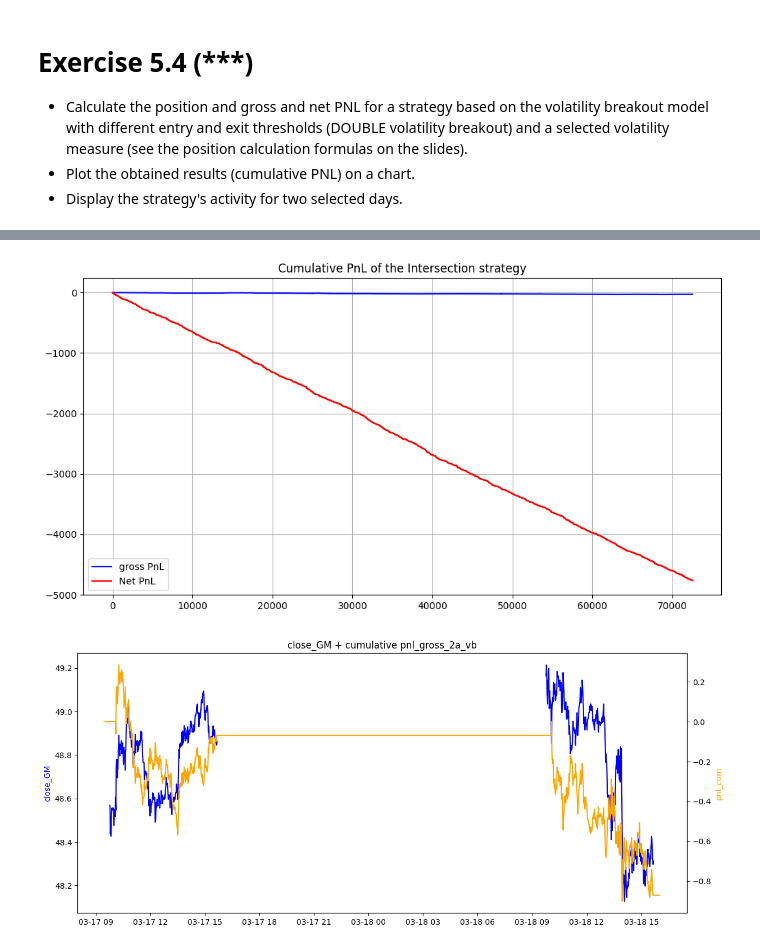
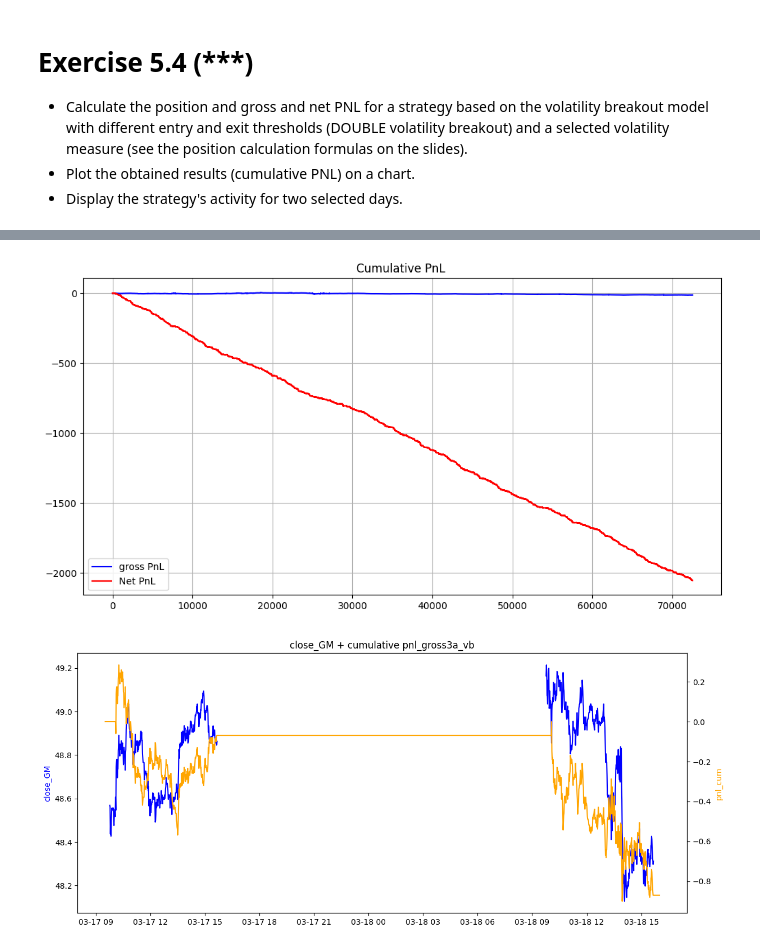
Before and after one commit to Shahahaha11/HFT-WNE, a Jupyter notebook: 05/HFD_05.ipynb, the cells around one changed output, grey strips where cells are left out. Cells and saved outputs as stored; diff of their text form; code cells hidden in the pictures.

```diff
--- a/05/HFD_05.ipynb
+++ b/05/HFD_05.ipynb
@@ -446,7 +506,8 @@ pos_flat = np.zeros(len(dataUSA_GM_GE))
 pos_flat[(dataUSA_GM_GE.index.time >= pd.to_datetime('15:41').time())] = 1
 pos_flat[(dataUSA_GM_GE.index.time <= pd.to_datetime('09:31').time())] = 1
 
-dataUSA_GM_GE['position_2a_vb'] = positionVB(
+# Defining strategy 3a based on volatility bands . Momentum based
+dataUSA_GM_GE['position3a_vb'] = positionVB(
     signal = dataUSA_GM_GE['close_GM'],  # AAPL price is the signal
     lower = dataUSA_GM_GE['close_GM_SMA20'] - dataUSA_GM_GE['vol_mad10'] * 3,  # lower threshold
     upper = dataUSA_GM_GE['close_GM_SMA20'] + dataUSA_GM_GE['vol_mad10'] * 3,  # upper threshold
@@ -455,17 +516,17 @@ dataUSA_GM_GE['position_2a_vb'] = positionVB(
 )
 
 
-# SET LOWER AND UPPER BOUNDS FORT COLUMNS
+# SET LOWER AND UPPER BOUNDS FOR COLUMNS
 dataUSA_GM_GE['close_GM_VB_lower'] = (dataUSA_GM_GE['close_GM_SMA20'] - dataUSA_GM_GE['vol_mad10'] * 3)
+dataUSA_GM_GE['close_GM_VB_upper'] = (dataUSA_GM_GE['close_GM_SMA20'] + dataUSA_GM_GE['vol_mad10'] * 3)
 
-dataUSA_GM_GE['close_GM_VB_upper'] = (dataUSA_GM_GE['close_GM_SMA20'] + dataUSA_GM_GE['vol_mad10'] * 3)
 plot_positions_vb(
     data_plot = dataUSA_GM_GE, # DataFrame with DatetimeIndex
     date_plot = '2025-01-15',      # Date as string 'YYYY-MM-DD'
     col_signal = 'close_GM',      # column with price
     col_lower = 'close_GM_VB_lower',  # lower threshold
     col_upper = 'close_GM_VB_upper',  # upper threshold
-    col_pos = 'position_2a_vb',     # column with position (-1, 0, 1)
+    col_pos = 'position3a_vb',     # column with position (1, 0, -1)
     title = 'VB MOMENTUM strategy activity for GM 15/01/2025')
 # %% [output]
 [figure]
@@ -481,10 +558,19 @@ $$
 # %%
+# Defining strategy 3b based on volatility bands. Mean-reverting based
+dataUSA_GM_GE['position_3b_vb'] = positionVB(
+    signal = dataUSA_GM_GE['close_GM'],  # AAPL price is the signal
+    lower = dataUSA_GM_GE['close_GM_SMA20'] - dataUSA_GM_GE['vol_mad10'] * 3,  # lower threshold
+    upper = dataUSA_GM_GE['close_GM_SMA20'] + dataUSA_GM_GE['vol_mad10'] * 3,  # upper threshold
+    pos_flat = pos_flat,  # flat position vector
+    strategy = 'mr'  #
+)
+
 plot_positions_vb(
     data_plot = dataUSA_GM_GE, # DataFrame with DatetimeIndex
-    date_plot = '2025-01-16',      # Date as string 'YYYY-MM-DD'
+    date_plot = '2025-01-15',      # Date as string 'YYYY-MM-DD'
     col_signal = 'close_GM',      # column with price
     col_lower = 'close_GM_VB_lower',  # lower threshold
     col_upper = 'close_GM_VB_upper',  # upper threshold
-    col_pos = 'position_2a_vb',     # column with position (-1, 0, 1)
-    title = 'VB MOMENTUM strategy activity for GM 15/01/2025')
+    col_pos = 'position_3b_vb',     # column with position (-1, 0, 1)
+    title = 'VB Mean-reverting strategy activity for GM 15/01/2025')
 # %% [output]
@@ -508,44 +608,44 @@ Index(['close_GM', 'close_GE', 'close_GM_EMA10', 'med_short', 'med_long',
       dtype='object')
 # %%
 # setting the starting and ending times
-dataUSA_GM_GE.loc[dataUSA_GM_GE.between_time("09:30", "09:45").index,['position_2a_vb']] = 0
-dataUSA_GM_GE.loc[dataUSA_GM_GE.between_time("15:40", "16:00").index,['position_2a_vb']] = 0
+dataUSA_GM_GE.loc[dataUSA_GM_GE.between_time("09:30", "09:45").index,['position3a_vb']] = 0
+dataUSA_GM_GE.loc[dataUSA_GM_GE.between_time("15:40", "16:00").index,['position3a_vb']] = 0
 # Gross PnL and net PnL
-dataUSA_GM_GE['pnl_gross_2a_vb'] = (dataUSA_GM_GE['close_GM'].diff() * dataUSA_GM_GE['position_2a_vb'])
+dataUSA_GM_GE['pnl_gross3a_vb'] = (dataUSA_GM_GE['close_GM'].diff() * dataUSA_GM_GE['position3a_vb'])
 
-dataUSA_GM_GE['pnl_gross_2a_vb'] = dataUSA_GM_GE['pnl_gross_2a_vb'].fillna(0)
+dataUSA_GM_GE['pnl_gross3a_vb'] = dataUSA_GM_GE['pnl_gross3a_vb'].fillna(0)
 
 
-dataUSA_GM_GE['ntrans2'] = dataUSA_GM_GE['position_2a_vb'].diff().abs()
-dataUSA_GM_GE['pnl_net_2a_vb'] = (dataUSA_GM_GE['pnl_gross_2a_vb'] - 1.5 * dataUSA_GM_GE['ntrans2'])
+dataUSA_GM_GE['ntrans3'] = dataUSA_GM_GE['position3a_vb'].diff().abs()
+dataUSA_GM_GE['pnl_net3a_vb'] = (dataUSA_GM_GE['pnl_gross3a_vb'] - 1.5 * dataUSA_GM_GE['ntrans2'])
 # %%
 # place for solution to Exercise 5.4
 # DOUBLE THE THRESHOLD
 from functions.position_VB import positionVB
-dataUSA_GM_GE['position_2a_vb'] = positionVB(
+dataUSA_GM_GE['position3a_vb'] = positionVB(
     signal = dataUSA_GM_GE['close_GM'],  # AAPL price is the signal
     lower = dataUSA_GM_GE['close_GM_SMA20'] - dataUSA_GM_GE['vol_mad10'] * 6,  # lower threshold
     upper = dataUSA_GM_GE['close_GM_SMA20'] + dataUSA_GM_GE['vol_mad10'] * 6,  # upper threshold
     pos_flat = pos_flat,  # flat position vector
     strategy = 'mom'  #
 )
 
 
 plt.figure(figsize=(12, 6))
 
 plt.plot(
     dataUSA_GM_GE_plot.index,
-    np.cumsum(dataUSA_GM_GE['pnl_gross_2a']),
+    np.cumsum(dataUSA_GM_GE['pnl_gross3a_vb']),
     color='blue', label='gross PnL')
 plt.plot(
     dataUSA_GM_GE_plot.index,
-    np.cumsum(dataUSA_GM_GE['pnl_net_2a_vb']),
+    np.cumsum(dataUSA_GM_GE['pnl_net3a_vb']),
     color='red', label='Net PnL')
 
-plt.title("Cumulative PnL of the Intersection strategy")
+plt.title("Cumulative PnL ")
 plt.legend()
 plt.grid()
 # %% [output]
-[figure, old version]
+[figure, new version]
 # %%
 two = dataUSA_GM_GE.loc['2025-03-16':'2025-03-18'].copy()
```
Also changed, not shown: parts of 26 cells of this notebook, 2 other files.
